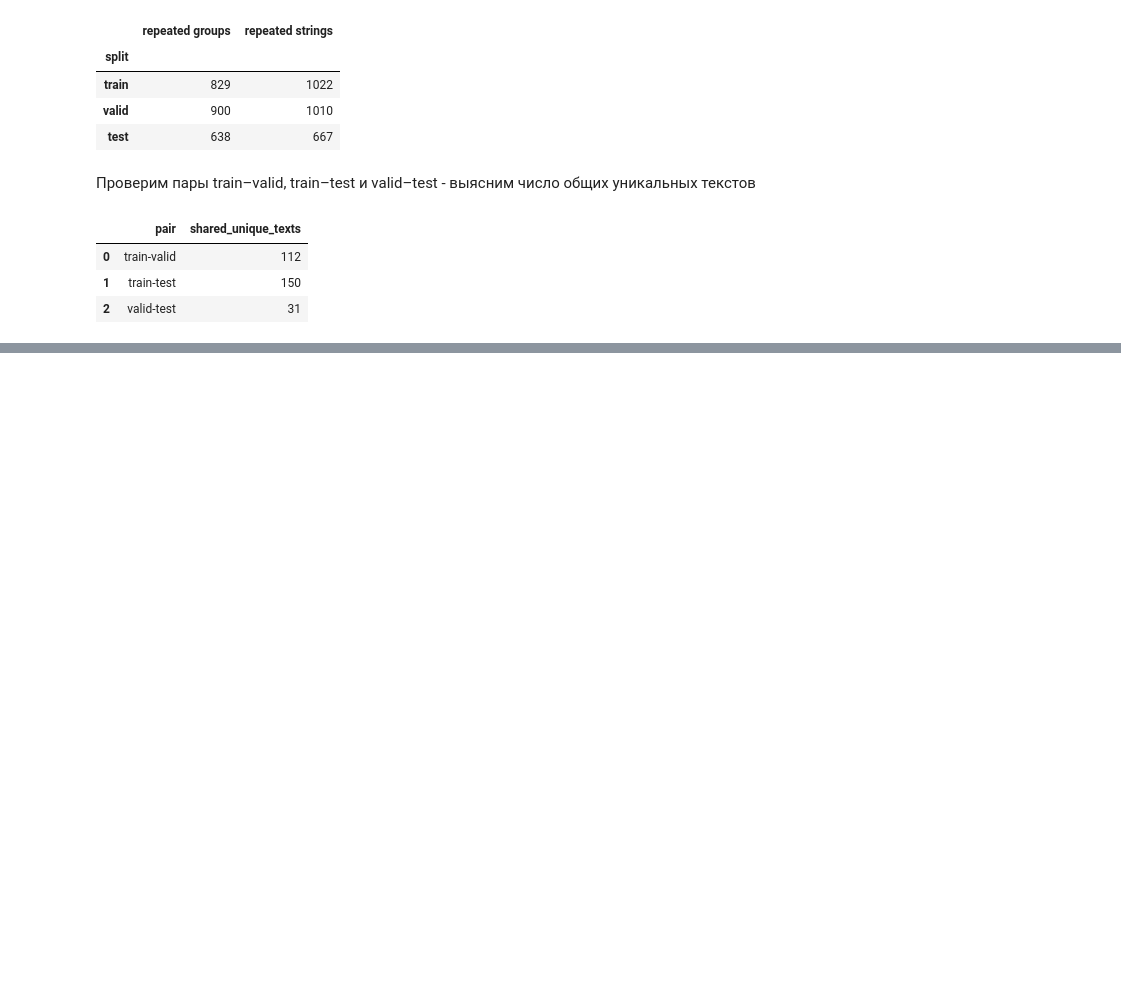
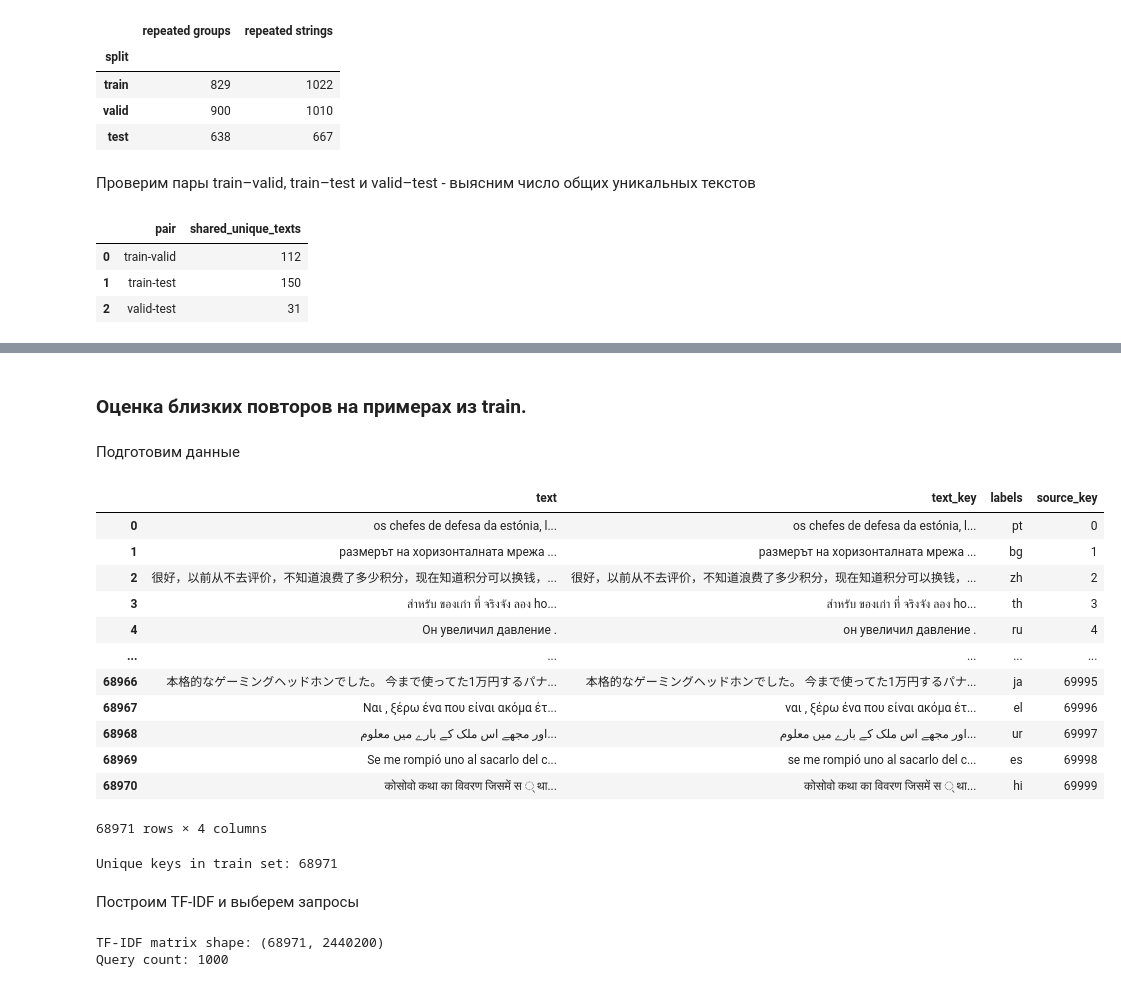
Before and after one commit to glitch-prog/lang-id, a Jupyter notebook: notebooks/01_eda.ipynb, the cells around one changed output, grey strips where cells are left out. Saved outputs shown, nothing was run; the diff lists cells and outputs as text; code cells hidden in the pictures; blank space fills up the shorter version.

Commit message:
feat: created tf-idf matrix

```diff
--- a/notebooks/01_eda.ipynb
+++ b/notebooks/01_eda.ipynb
@@ -270,0 +421,57 @@ overlap
+# %% [markdown]
+### Оценка близких повторов на примерах из train.
+# %% [markdown]
+Подготовим данные
+# %%
+train_unique = (
+  df.loc[df["split"].eq("train"), ["text", "text_key", "labels"]]
+  .assign(source_key=lambda part: part.index)
+  .dropna(subset=["text_key"])
+  .drop_duplicates("text_key")
+  .reset_index(drop=True)
+)
+
+display(train_unique)
+print("Unique keys in train set:", len(train_unique))
+# %% [output]
+|  | text | text_key | labels | source_key |
+| 0 | os chefes de defesa da estónia, l... | os chefes de defesa da estónia, l... | pt | 0 |
+| 1 | размерът на хоризонталната мрежа ... | размерът на хоризонталната мрежа ... | bg | 1 |
+| 2 | 很好，以前从不去评价，不知道浪费了多少积分，现在知道积分可以换钱，... | 很好，以前从不去评价，不知道浪费了多少积分，现在知道积分可以换钱，... | zh | 2 |
+| 3 | สำหรับ ของเก่า ที่ จริงจัง ลอง ho... | สำหรับ ของเก่า ที่ จริงจัง ลอง ho... | th | 3 |
+| 4 | Он увеличил давление . | он увеличил давление . | ru | 4 |
+| ... | ... | ... | ... | ... |
+| 68966 | 本格的なゲーミングヘッドホンでした。 今まで使ってた1万円するパナ... | 本格的なゲーミングヘッドホンでした。 今まで使ってた1万円するパナ... | ja | 69995 |
+| 68967 | Ναι , ξέρω ένα που είναι ακόμα έτ... | ναι , ξέρω ένα που είναι ακόμα έτ... | el | 69996 |
+| 68968 | اور مجھے اس ملک کے بارے میں معلوم... | اور مجھے اس ملک کے بارے میں معلوم... | ur | 69997 |
+| 68969 | Se me rompió uno al sacarlo del c... | se me rompió uno al sacarlo del c... | es | 69998 |
+| 68970 | कोसोवो कथा का विवरण जिसमें स ् था... | कोसोवो कथा का विवरण जिसमें स ् था... | hi | 69999 |
+68971 rows × 4 columns
+Unique keys in train set: 68971
+# %% [markdown]
+Построим TF-IDF и выберем запросы
+# %%
+vectorizer = TfidfVectorizer(
+  analyzer="char",
+  ngram_range=(3, 5),
+  lowercase=False,  # casefold() уже применён в text_key
+  norm="l2",
+  dtype=np.float32,
+)
+
+text_vectors =vectorizer.fit_transform(train_unique["text_key"])
+
+query_positions = (
+  train_unique
+  .sample(
+    n=min(N_QUERIES, len(train_unique)),
+    random_state=RANDOM_STATE
+  )
+  .index.to_numpy()
+)
+
+print("TF-IDF matrix shape:", text_vectors.shape)
+print("Query count:", len(query_positions))
+# %% [output]
+TF-IDF matrix shape: (68971, 2440200)
+Query count: 1000
```
Also changed, not shown: parts of 9 cells of this notebook, 1 other file.
